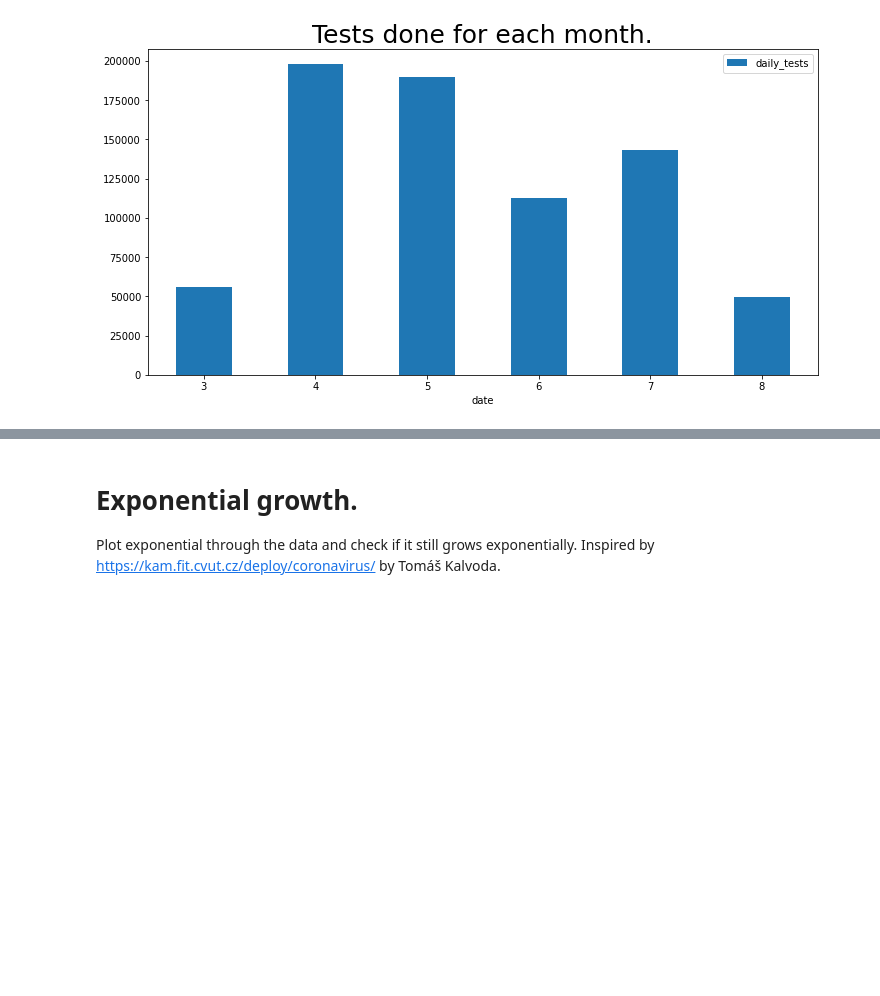
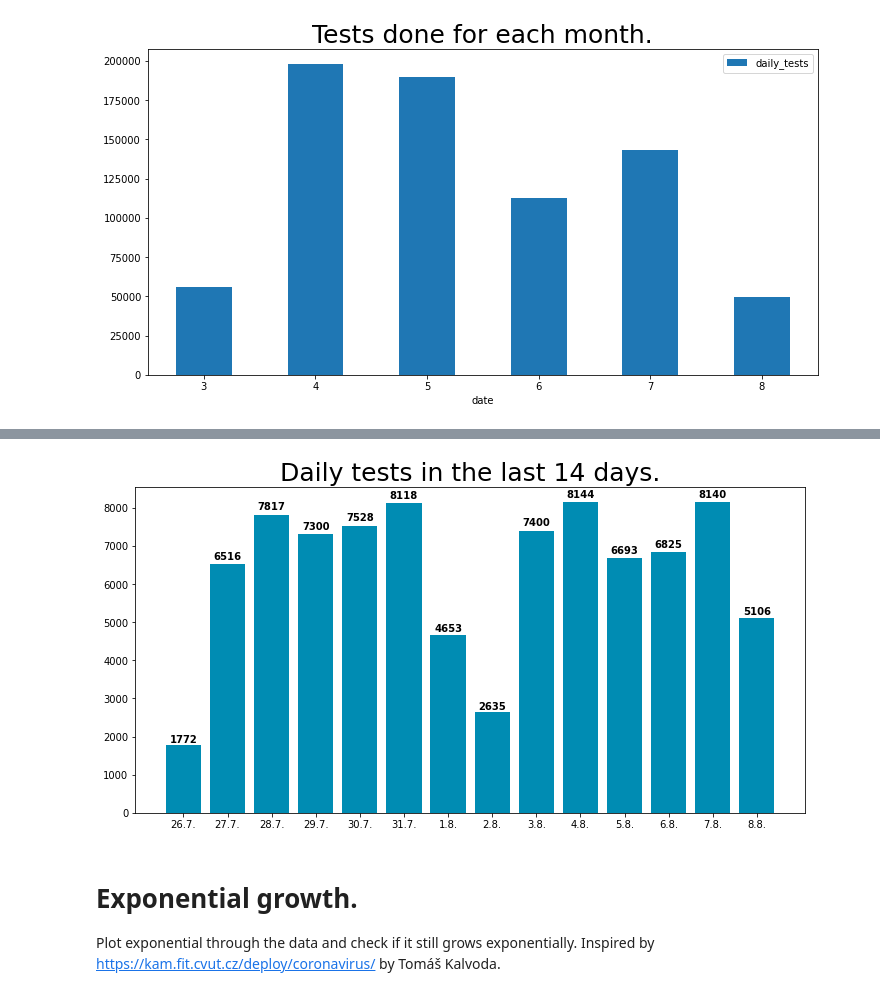
Before and after one commit to Gregofi/corona-czechia, a Jupyter notebook: corona.ipynb, the cells around one changed output, grey strips where cells are left out. Cells and saved outputs as stored; diff of their text form; code cells hidden in the pictures; blank space fills up the shorter version.

```diff
--- a/corona.ipynb
+++ b/corona.ipynb
@@ -206,3 +211,7 @@ plt.show()
+# %%
+bar_plot('daily_tests', 'Daily tests in the last 14 days.', color='#008cb3')
+# %% [output]
+[figure, added]
 # %% [markdown]
 # Exponential growth.
 Plot exponential through the data and check if it still grows exponentially.
```
Also changed, not shown: parts of 3 cells of this notebook.
